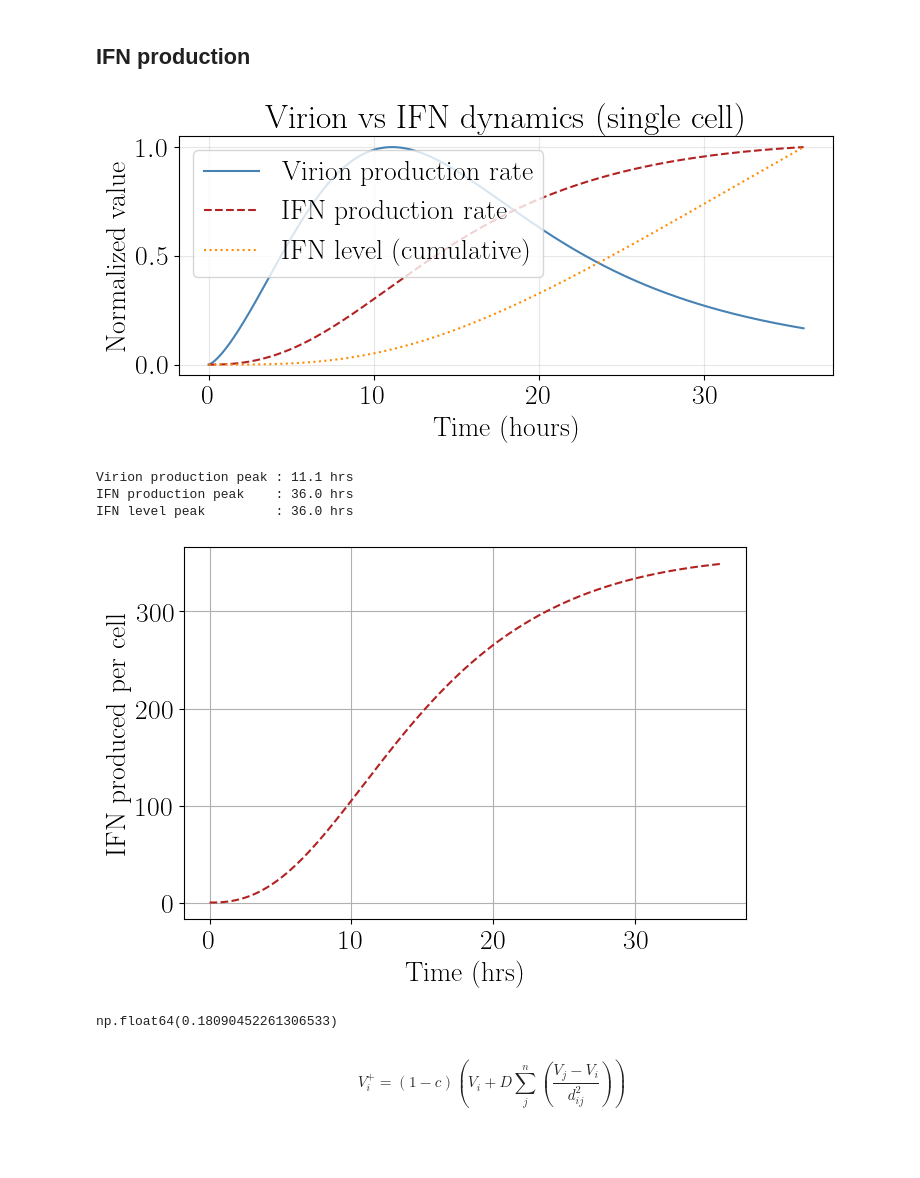
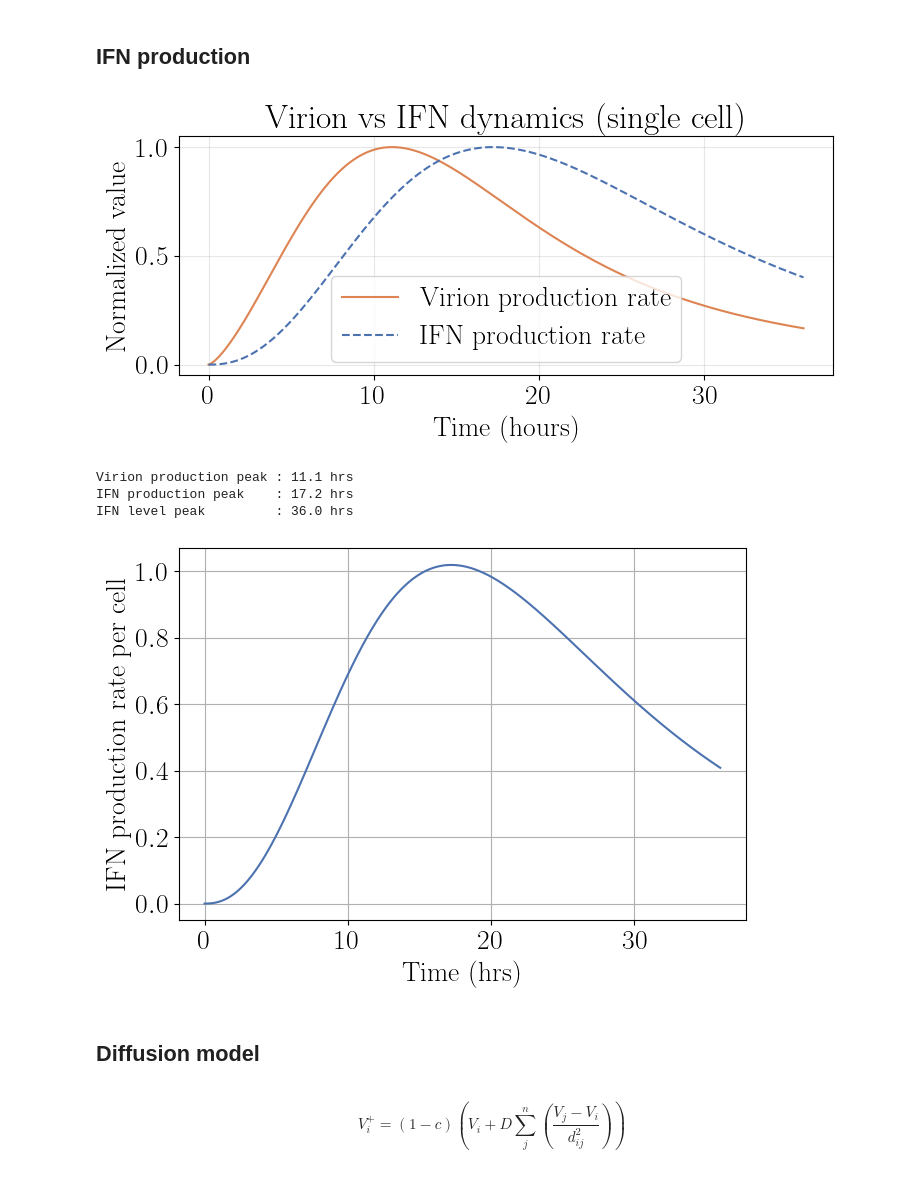
Before and after one commit to rblanco89/TissueFlu, a Jupyter notebook: utilities/tissuePlots.ipynb, the cells around one changed output. Drawn from its saved outputs; the diff is of its cells as text; code cells hidden in the pictures; blank space fills up the shorter version.

```diff
--- a/utilities/tissuePlots.ipynb
+++ b/utilities/tissuePlots.ipynb
@@ -150,10 +150,10 @@ plt.show()
 ## IFN production
 # %%
 # Parameters
-k_syn   = 0.1    # dsRNA synthesis rate
-k_deg_s = 0.005  # dsRNA decay rate (1/180 ~ 3hr delay)
+k_syn   = 1.0    # dsRNA synthesis rate
+k_deg_s = 0.15  # dsRNA decay rate (delay)
 k_deg_i = 0.01   # IFN decay rate
-pFmax   = 0.25   # max IFN production rate
+pFmax   = 0.00025   # max IFN production rate
 
 dt = x_fit[1] - x_fit[0]  # time step in hours
 
@@ -162,56 +162,54 @@ dsRNA    = np.zeros(len(x_fit))
 IFN_rate = np.zeros(len(x_fit))
 IFN      = np.zeros(len(x_fit))
 
 # Integrate ODEs
 for i in range(1, len(x_fit)):
     dsRNA[i]    = dsRNA[i-1] + dt * (k_syn * virionRate[i-1] - k_deg_s * dsRNA[i-1])
     IFN_rate[i] = pFmax * dsRNA[i]
     IFN[i]      = IFN[i-1] + dt * (IFN_rate[i] - k_deg_i * IFN[i-1])
 
 # Normalize for visualization
 virionRate_norm = virionRate / virionRate.max()
 IFN_rate_norm   = IFN_rate / IFN_rate.max()
 IFN_norm        = IFN / IFN.max()
 
 # Plot
 fig, ax = plt.subplots(figsize=(8, 4))
-ax.plot(x_fit, virionRate_norm, label='Virion production rate', color='steelblue')
-ax.plot(x_fit, IFN_rate_norm,   label='IFN production rate',    color='firebrick',  linestyle='--')
-ax.plot(x_fit, IFN_norm,        label='IFN level (cumulative)', color='darkorange', linestyle=':')
+ax.plot(x_fit, virionRate_norm, label='Virion production rate', color=palette[1])
+ax.plot(x_fit, IFN_rate_norm,   label='IFN production rate',    color=palette[0],  linestyle='--')
+# ax.plot(x_fit, IFN_norm,        label='IFN level (cumulative)', color='darkorange', linestyle=':')
 
 ax.set_xlabel('Time (hours)')
 ax.set_ylabel('Normalized value')
 ax.set_title('Virion vs IFN dynamics (single cell)')
 ax.legend()
 ax.grid(True, alpha=0.3)
 plt.tight_layout()
 plt.show()
 
 # Print peak times
 print(f"Virion production peak : {x_fit[np.argmax(virionRate)]:.1f} hrs")
 print(f"IFN production peak    : {x_fit[np.argmax(IFN_rate)]:.1f} hrs")
 print(f"IFN level peak         : {x_fit[np.argmax(IFN)]:.1f} hrs")
 # %% [output]
-[figure, old version]
+[figure, new version]
 Virion production peak : 11.1 hrs
-IFN production peak    : 36.0 hrs
+IFN production peak    : 17.2 hrs
 IFN level peak         : 36.0 hrs
 # %%
 fig, axs = plt.subplots(nrows=1, ncols=1, figsize=(7,5),facecolor='white')
-plt.plot(x_fit, IFN_rate, label='IFN production rate',    color='firebrick',  linestyle='--')
+plt.plot(x_fit, IFN_rate, label='IFN production rate',    color=palette[0])
 plt.xlabel('Time (hrs)')
-plt.ylabel('IFN produced per cell')
+plt.ylabel('IFN production rate per cell')
 plt.grid(True)
 plt.tight_layout()
 
 # plt.savefig('IFNRate.png')
 plt.show()
 # %% [output]
-[figure, old version]
+[figure, new version]
-# %%
-dt
-# %% [output]
-np.float64(0.18090452261306533)
+# %% [markdown]
+## Diffusion model
 # %% [markdown]
 $$V_i^+ = (1 - c) \left(V_i + D \sum_j^{n} \left(\frac{V_j - V_i}{d_{ij}^2}\right)\right)$$
 # %% [markdown]
```
Also changed, not shown: parts of 4 cells of this notebook, 6 other files.
